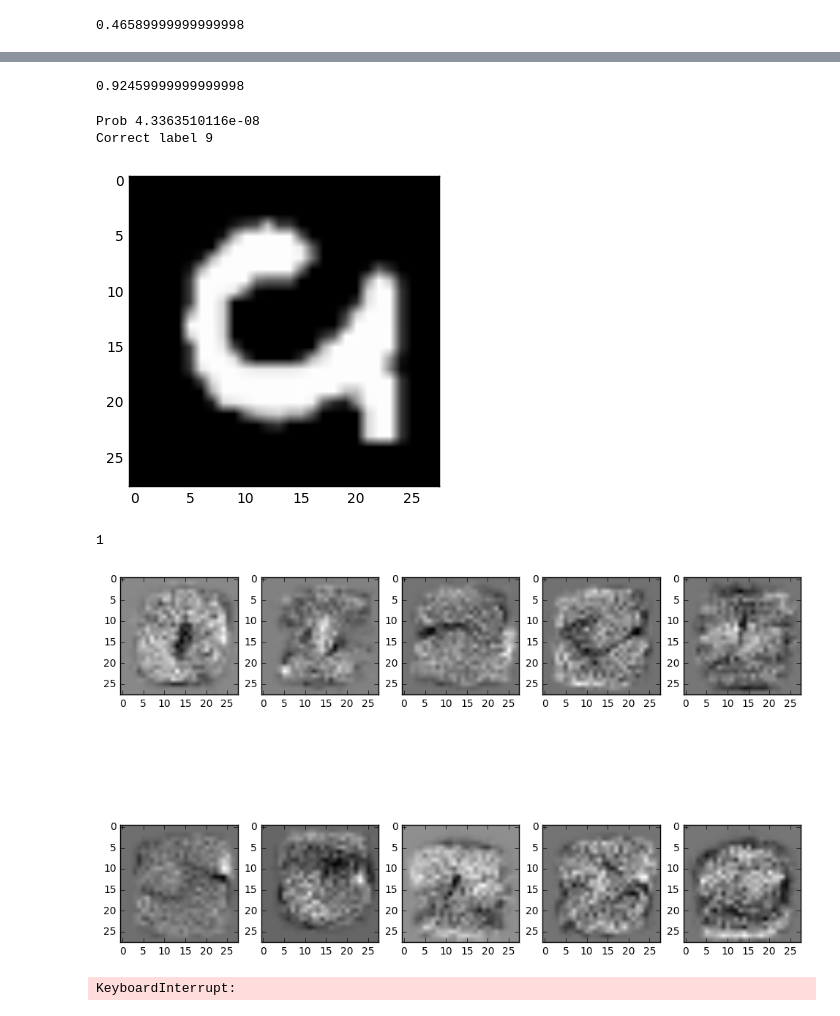
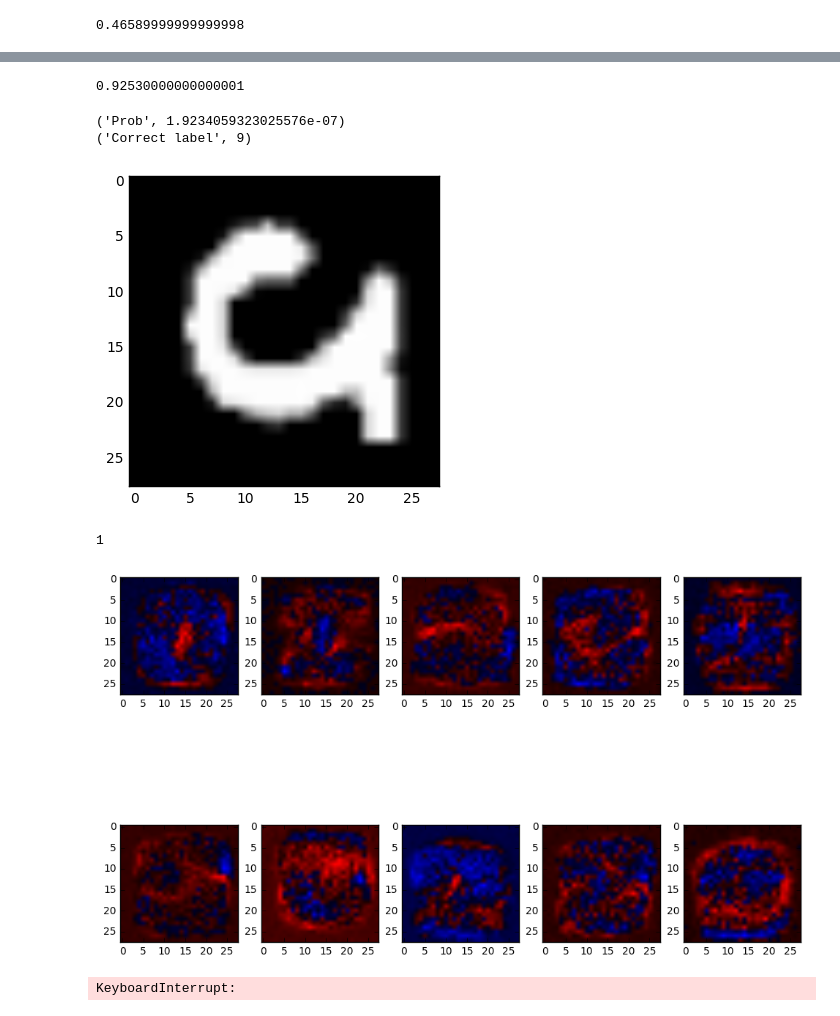
Before and after one commit to lstolcman/fer-deep-learning, a Jupyter notebook: DU1/Lab1.ipynb, the cells around one changed output, grey strips where cells are left out. Cells and saved outputs as stored; diff of their text form; code cells hidden in the pictures.

```diff
--- a/DU1/Lab1.ipynb
+++ b/DU1/Lab1.ipynb
@@ -634,20 +639,21 @@ params = [confs]
 
 
 plt.figure(figsize=(12,8))
-for i, conf in enumerate(confs):
-    print(i, conf)
-    use_fixed_seed()
+with tf.device('/gpu:0'):
+    for i, conf in enumerate(confs):
+        print(i, conf)
+        use_fixed_seed()
 
-    nn = TFDeep(conf, 0.1, 1e-4)
+        nn = TFDeep(conf, 0.1, 1e-4)
 
-    global_step = tf.Variable(0, trainable=False)
-    learning_rate = tf.train.exponential_decay(0.1, global_step, 100, 0.96, staircase=True)
-    nn.train_step = tf.train.AdamOptimizer(learning_rate).minimize(nn.loss, global_step=global_step)
+        global_step = tf.Variable(0, trainable=False)
+        #learning_rate = tf.train.exponential_decay(0.1, global_step, 100, 0.96, staircase=True)
+        #nn.train_step = tf.train.AdamOptimizer(learning_rate).minimize(nn.loss, global_step=global_step)
 
-    with Timer(label='train', verbose=True):
-        nn.batch_train(X, Yoh_, n_epochs=1000, batch_size=50, train_ratio=0.8, print_step=10)
-        #nn.train(X, Yoh_, 1000)
+        with Timer(label='train', verbose=True):
+            nn.batch_train(X, Yoh_, n_epochs=1000, batch_size=50, train_ratio=0.8, print_step=10)
+            #nn.train(X, Yoh_, 1000)
 
-    probs = nn.eval(X)
-    Y = probs.argmax(axis=1)
+        probs = nn.eval(X)
+        Y = probs.argmax(axis=1)
 # %% [output]
@@ -668,7 +686,7 @@ Y = probs.argmax(axis=1)
 from sklearn.metrics import accuracy_score
 accuracy_score(Y, Y_)
 # %% [output]
-0.92459999999999998
+0.92530000000000001
 # %%
 correct_probs = np.sum(probs * mnist.test.labels, axis=1)
 worst_sample = correct_probs.argmin()
@@ -677,8 +695,8 @@ plt.imshow(mnist.test.images[worst_sample].reshape(28,28), cmap='gray')
 print("Prob", correct_probs[worst_sample])
 print("Correct label", mnist.test.labels[worst_sample].argmax())
 # %% [output]
-Prob 4.3363510116e-08
-Correct label 9
+('Prob', 1.9234059323025576e-07)
+('Correct label', 9)
 [figure]
 # %%
 Ws = nn.get_weights()
@@ -686,17 +704,32 @@ len(Ws)
 # %% [output]
 1
 # %%
+from matplotlib.colors import LinearSegmentedColormap
+
 W = Ws[0]
 
+#cmap
+cdict = {'blue':   ((0.0, 0.0, 0.0),
+                   (0.5, 0.0, 0.1),
+                   (1.0, 1.0, 1.0)),
+
+         'green': ((0.0, 0.0, 0.0),
+                   (1.0, 0.0, 0.0)),
+
+         'red':  ((0.0, 0.0, 1.0),
+                   (0.5, 0.1, 0.0),
+                   (1.0, 0.0, 0.0))
+        }
+cmap = LinearSegmentedColormap('BlueRed1', cdict)
 
 plt.figure(figsize=(12,8))
 for i, row in enumerate(W):
     plt.subplot(2, 5, i+1)
-    plt.imshow(row.reshape(28,28), cmap='gray')
+    plt.imshow(row.reshape(28,28), cmap=cmap)
 
 plt.show()
 # %% [output]
-[figure, old version]
+[figure, new version]
 # %%
 # SVM
 from ksvm_wrap import SVMWrapper
```
Also changed, not shown: parts of 13 cells of this notebook.
